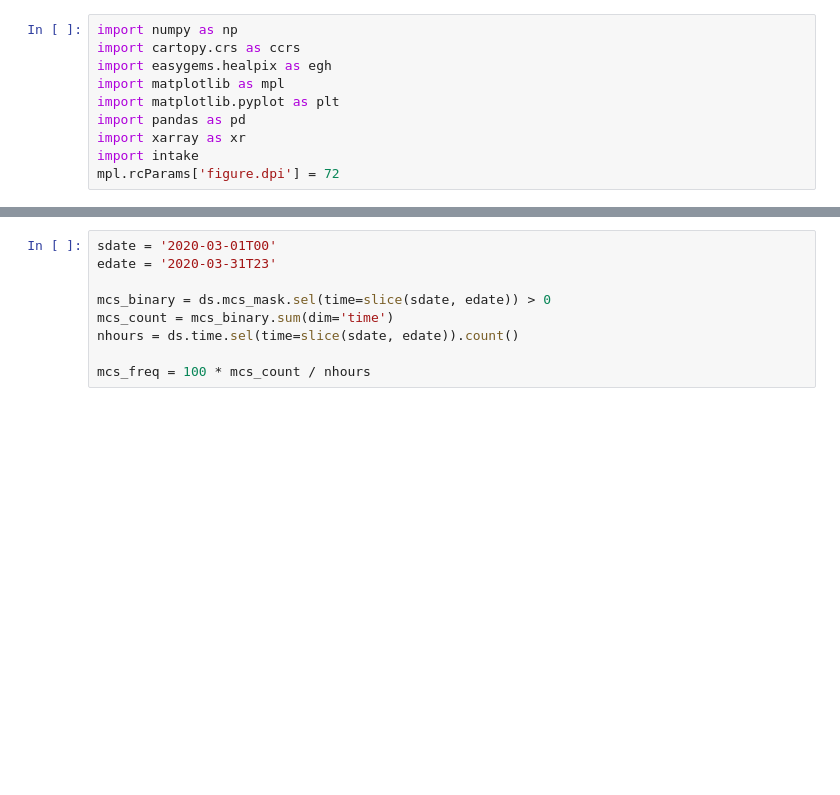
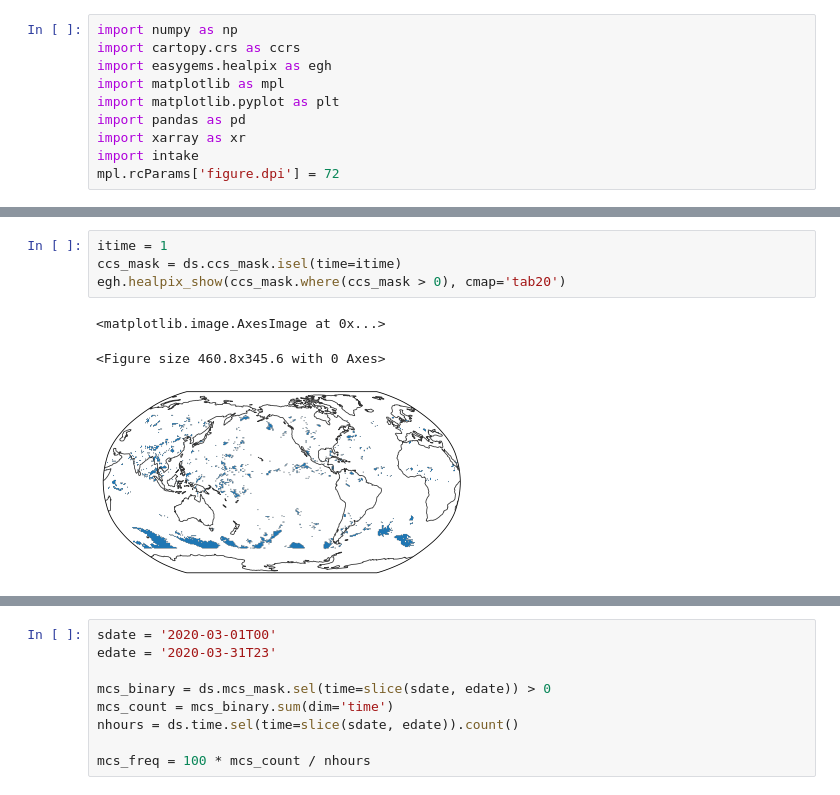
Before and after one commit to WACCEM/gsrm_cooccurrencefeature, a Jupyter notebook: notebooks/test_read_mcs_swath_masks.ipynb, the cells around one changed output, grey strips where cells are left out. Cells and saved outputs as stored; diff of their text form; blank space fills up the shorter version.

```diff
--- a/notebooks/test_read_mcs_swath_masks.ipynb
+++ b/notebooks/test_read_mcs_swath_masks.ipynb
@@ -83,3 +87,11 @@ Coordinates:
 Attributes:
     long_name:  Base time in Epoch
+# %%
+itime = 1
+ccs_mask = ds.ccs_mask.isel(time=itime)
+egh.healpix_show(ccs_mask.where(ccs_mask > 0), cmap='tab20')
+# %% [output]
+<matplotlib.image.AxesImage at 0x...>
+<Figure size 460.8x345.6 with 0 Axes>
+[figure, added]
 # %%
```
Also changed, not shown: parts of 6 cells of this notebook, 3 other files.
